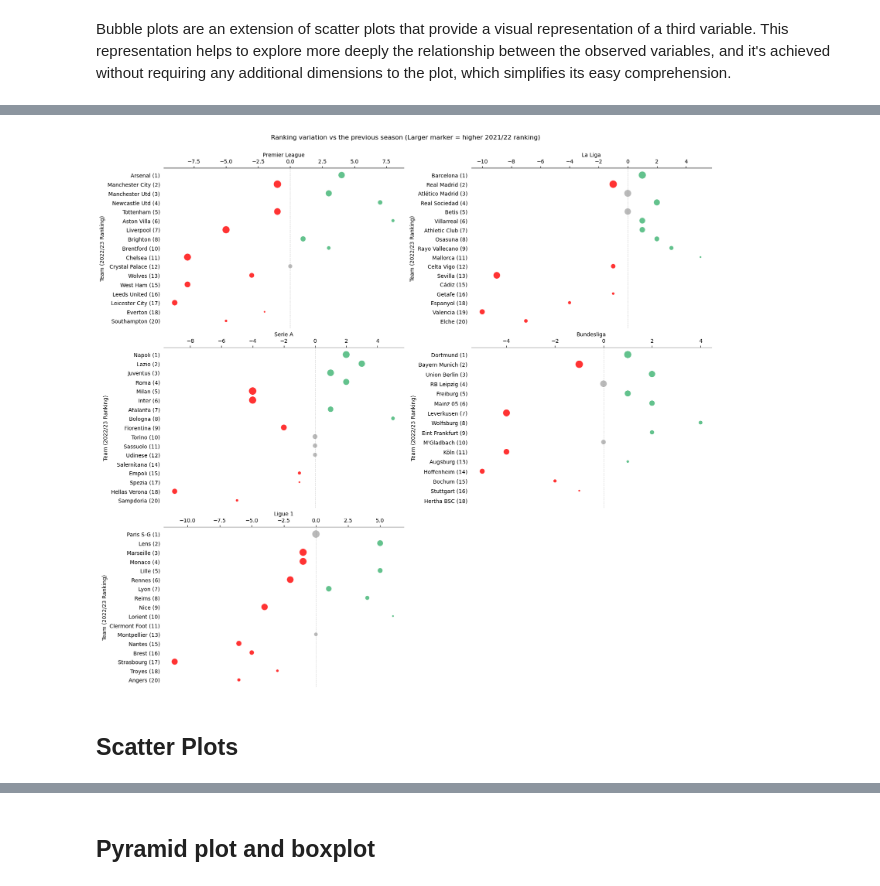
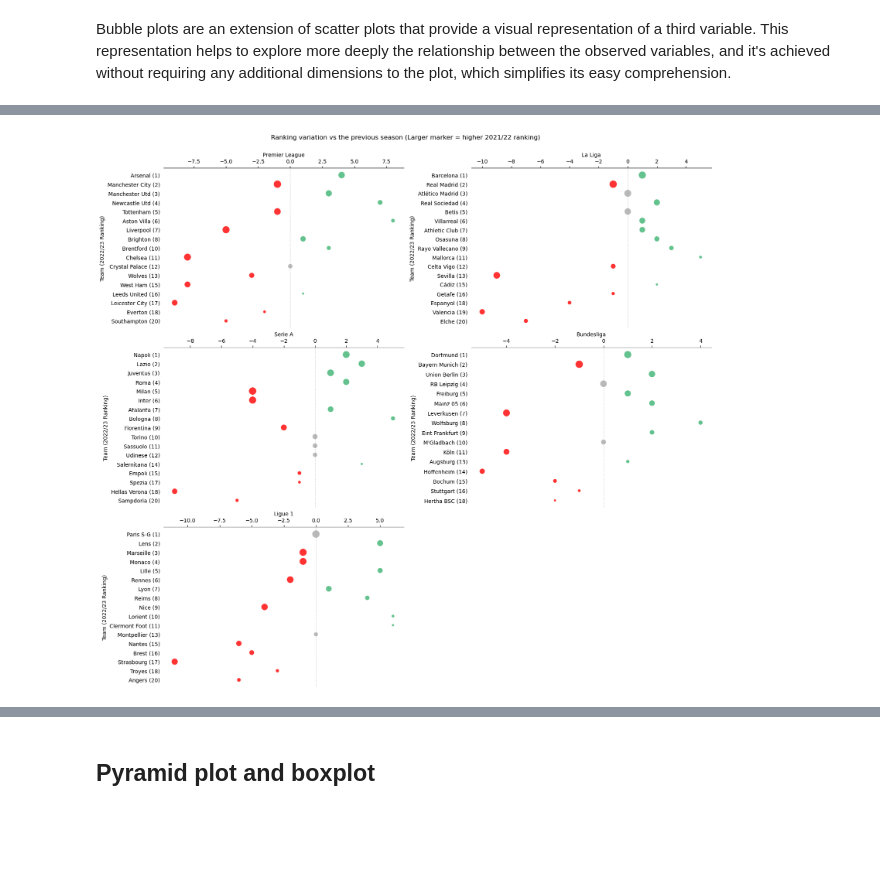
Before and after one commit to achrafkr/Data-Visualization, a Jupyter notebook: Notebooks/Football_stats.ipynb, the cells around one changed output, grey strips where cells are left out. Saved outputs shown, nothing was run; the diff lists cells and outputs as text; code cells hidden in the pictures; blank space fills up the shorter version.

```diff
--- a/Notebooks/Football_stats.ipynb
+++ b/Notebooks/Football_stats.ipynb
@@ -61,8 +117,8 @@ y_ticks = [range(20, 110, 20), range(20, 90, 20)]
 data = [tm_2022, tm_2023]
 title = ["2021/22", "2022/23"]
 for i in range(2):
-    sns.scatterplot(data=data[i], x="LgRk", y="GF", size="Top_Team_Scorer_contribution", hue="Country", alpha=0.7,
-                    legend=True, palette="husl", sizes=(20, 400), ax=ax[i])
+    sns.scatterplot(data=data[i].sort_values(by="Country"), x="LgRk", y="GF", size="Top_Team_Scorer_contribution", hue="Country", alpha=0.7,
+                    legend=True, palette="husl", sizes=(50, 400), ax=ax[i])
     ax[i].set_xticks(range(1, 21, 5), labels=range(1, 21, 5))
     ax[i].set_yticks(y_ticks[i], labels=y_ticks[i])
     ax[i].axvline(10, color='gray', linestyle='--', linewidth=0.7, alpha=0.4)
@@ -86,0 +147,27 @@ plt.show()
+# %%
+fig, ax = plt.subplots(1, 2, figsize = (16, 4.7))
+y_ticks = [range(20, 110, 20), range(20, 90, 20)]
+data = [tm_2022, tm_2023]
+title = ["2021/22", "2022/23"]
+for i in range(2):
+    sns.scatterplot(data=data[i], x="Top_Team_Scorer_contribution", y="GF", size="LgRk",
+                    hue="Country", alpha=0.7, legend=True, palette="husl", sizes=(400, 50), ax=ax[i])
+    ax[i].set_xticks(np.linspace(0.05, 0.6, 11, endpoint=False), labels=np.linspace(5, 60, 11, endpoint=False).astype(int))
+    ax[i].set_yticks(y_ticks[i], labels=y_ticks[i])
+    ax[i].axvline(np.round(np.median(data[i].Top_Team_Scorer_contribution), 2), color='gray', linestyle='--', linewidth=0.7, alpha=0.4)
+    ax[i].axhline(np.round(np.median(data[i].GF)), color='gray', linestyle='--', linewidth=0.7, alpha=0.4)
+    ax[i].tick_params(left=False, bottom=False)
+    ax[i].set_title("{} Season".format(title[i]))
+    ax[i].set_xlabel("Top Team Scorer contribution (in %)")
+    handles, labels = ax[i].get_legend_handles_labels()
+    ax[i].legend().remove()
+    [hand.set_alpha(0.7) for hand in handles[:6]]
+    legend = ax[i].legend(handles=handles[:6], labels=labels[:6], markerscale=1.5, loc="best", ncol=1)
+    ax[i].add_artist(legend)
+    [hand.set_alpha(0.5) for hand in handles[7:]]
+    ax[i].legend(handles=handles[7:][::-1], labels=labels[7:][::-1], title="League Ranking", markerscale=0.75,
+                 bbox_to_anchor=(0.8, -0.15), ncol=5)
+
+sns.despine(top=True, left=True, bottom=True, right=True)
+plt.suptitle("The influence of the scoring leader of Big 5 teams")
+plt.show()
@@ -87,35 +180,33 @@ plt.show()
 # %%
 fig, ax = plt.subplots(3, 2, figsize = (16, 14), layout='constrained')
 ax[2,1].axis("off")
 d_country = {0:['ENG', 'ESP'], 1:['ITA', 'GER'], 2:['FRA']}
 d_league = {'ENG': 'Premier League', 'ESP': 'La Liga', 'ITA': 'Serie A', 'GER': 'Bundesliga', 'FRA': 'Ligue 1'}
 colors = {-1:"red", 0:"darkgrey", 1:"mediumseagreen"}
 
 for i in range(5):
     country = d_country[i//2][i%2]
     teams_22 = set(tm_2022[tm_2022.Country == country].Squad)
     teams_23 = set(tm_2023[tm_2023.Country == country].Squad)
     rk_2023 = tm_2023[tm_2023.Squad.apply(lambda x: x in (teams_22 & teams_23))].sort_values(by="LgRk").Squad.values
     rk_diff = {squad : tm_2022[tm_2022.Squad==squad].LgRk.iloc[0] - tm_2023[tm_2023.Squad==squad].LgRk.iloc[0] for squad in (teams_22 & teams_23)}
     df_tmp = pd.DataFrame(rk_diff, index = np.arange(1)).T.rename(columns = {0: "Rk_diff"})
     df_tmp["color_enc"] = df_tmp["Rk_diff"].apply(lambda x: 1*(x>0) -1*(x<0))
     df_tmp["Squad"] = df_tmp.index
-    df_tmp["Rk_2022_size"] = df_tmp.Squad.apply(lambda x: 500 - 20*tm_2022[tm_2022.Squad==x].LgRk.iloc[0])
+    df_tmp["Rk_2022_size"] = df_tmp.Squad.apply(lambda x: 500 - 20*tm_2022[tm_2022.Squad==x].LgRk.iloc[0]) # Custom sizes
     df_tmp["Rk_2023_label"] = df_tmp.Squad.apply(lambda x: x + " ({})".format(str(tm_2023[tm_2023.Squad==x].LgRk.iloc[0])))
 
     sns.scatterplot(df_tmp.loc[rk_2023,:], x ="Rk_diff", y="Rk_2023_label", hue="color_enc", legend=False, \
-                    palette=colors, alpha=0.8, size='Rk_2022_size', sizes=(0, 200), marker="o", ax=ax[i//2, i%2])
+                    palette=colors, alpha=0.8, size='Rk_2022_size', sizes=(20, 200), marker="o", ax=ax[i//2, i%2])
     ax[i//2, i%2].axvline(0, color='gray', linestyle='--', linewidth=0.7, alpha=0.4)
     ax[i//2, i%2].set_xlabel("{}".format(d_league[country]))
     ax[i//2, i%2].xaxis.set_label_position('top')
     ax[i//2, i%2].set_ylabel("Team (2022/23 Ranking)")
     ax[i//2, i%2].tick_params(bottom=False, labelbottom=False, top=True, labeltop=True, left=False)
     ax[i//2, i%2].spines[['right', 'left', 'bottom']].set_visible(False)
 
 plt.suptitle("Ranking variation vs the previous season (Larger marker = higher 2021/22 ranking)", y=1.03)
 plt.show()
-del teams_22, teams_23, rk_diff, df_tmp
+del teams_22, teams_23, rk_diff, df_tmp # remove temporal variables
 # %% [output]
-[figure, old version]
+[figure, new version]
-# %% [markdown]
-## Scatter Plots
```
Also changed, not shown: parts of 21 cells of this notebook.
